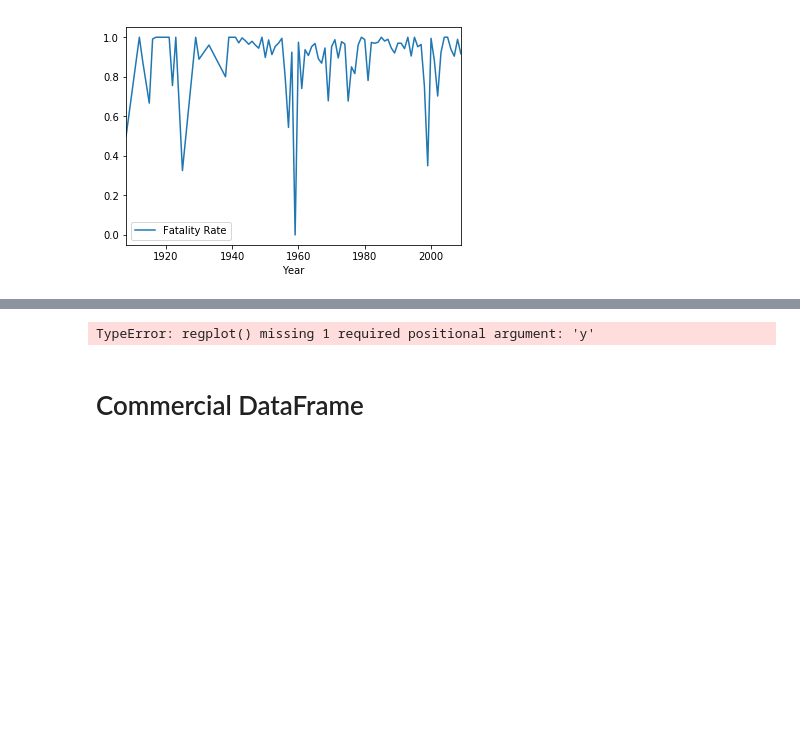
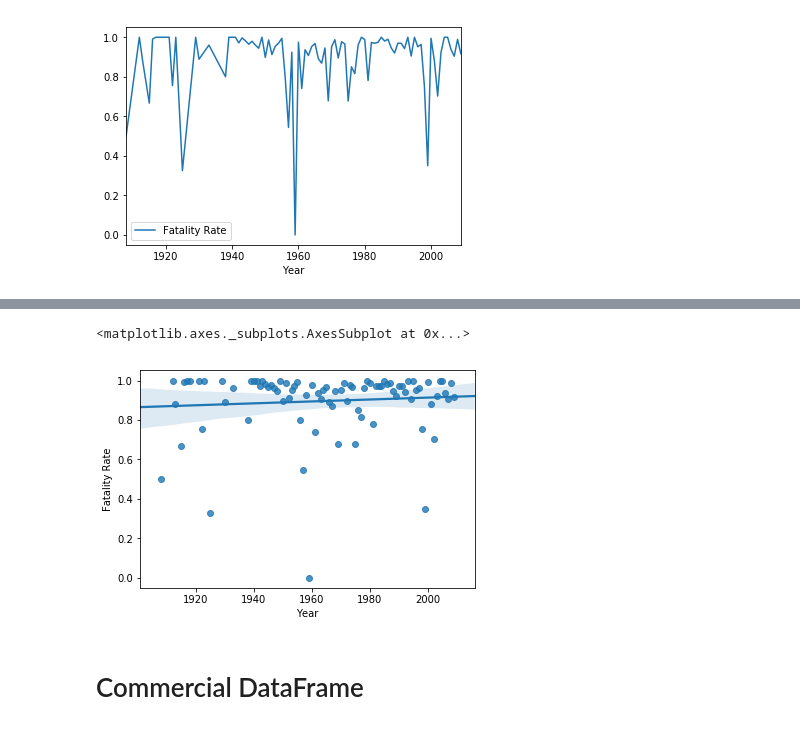
Before and after one commit to Tiga2000/Project1, a Jupyter notebook: Project01_script.ipynb, the cells around one changed output, grey strips where cells are left out. Cells and saved outputs as stored; diff of their text form; code cells hidden in the pictures; blank space fills up the shorter version.

```diff
--- a/Project01_script.ipynb
+++ b/Project01_script.ipynb
@@ -116,0 +94,4 @@ AttributeError: Can only use .str accessor with string values, which use np.obje
+# %%
+df2_military = pd.DataFrame({"Fatality Rate": m_fatality_rate})
+df2_military = df2_military.reset_index()
+df2_military.head(10)
@@ -117,7 +110,8 @@ AttributeError: Can only use .str accessor with string values, which use np.obje
 # %%
-sns.regplot(x = , y = , data = df2_military)
+sns.regplot(x = "Year" , y = "Fatality Rate", data = df2_military)
 # %% [output]
-TypeError: regplot() missing 1 required positional argument: 'y'
+<matplotlib.axes._subplots.AxesSubplot at 0x...>
+[figure, added]
 # %% [markdown]
 # Commercial DataFrame
 # %%
```
Also changed, not shown: parts of 7 cells of this notebook.
